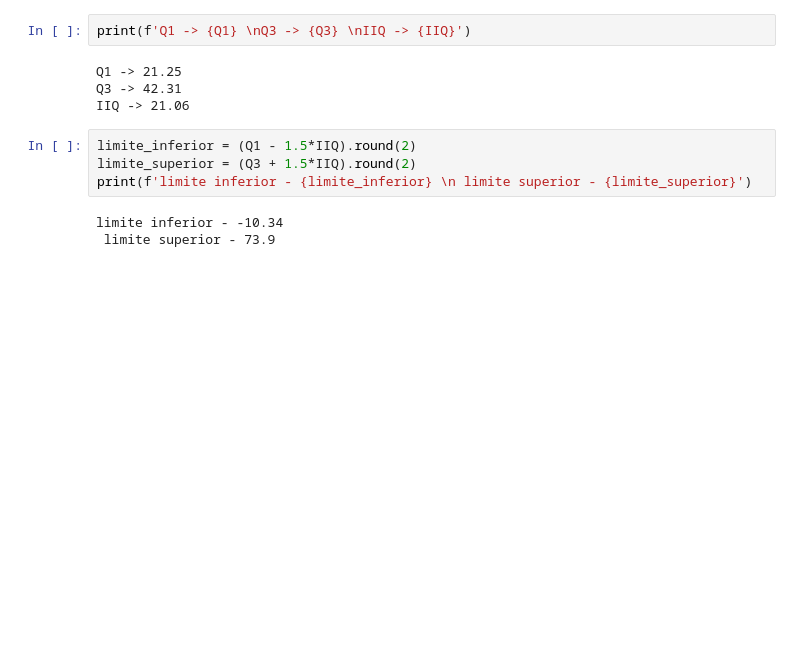
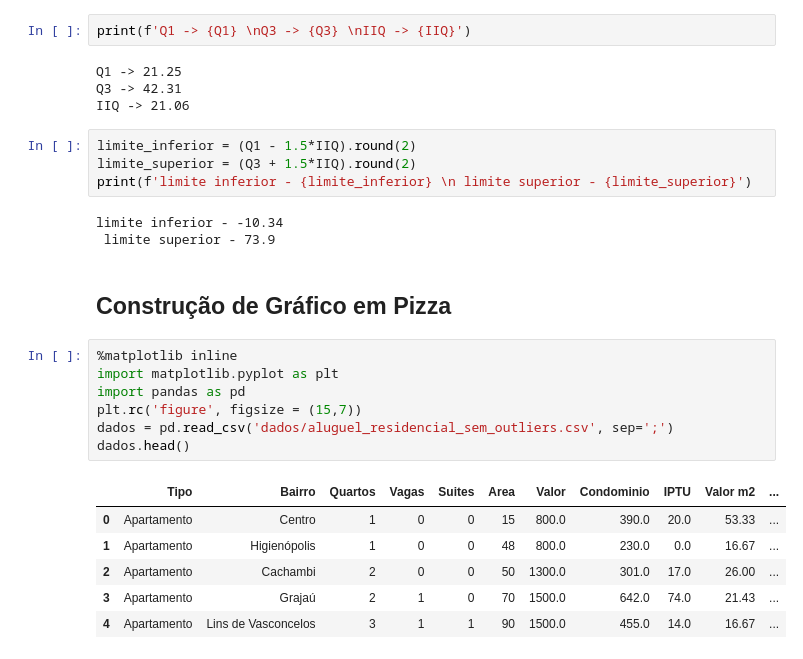
Before and after one commit to ciqueti/Curso-Pandas, a Jupyter notebook: Exercícios.ipynb, the cells around one changed output. Saved outputs shown, nothing was run; the diff lists cells and outputs as text; blank space fills up the shorter version.

```diff
--- a/Exercícios.ipynb
+++ b/Exercícios.ipynb
@@ -577,3 +577,19 @@ print(f'limite inferior - {limite_inferior} \n limite superior - {limite_superio
 # %% [output]
 limite inferior - -10.34
  limite superior - 73.9
+# %% [markdown]
+## Construção de Gráfico em Pizza
+# %%
+%matplotlib inline
+import matplotlib.pyplot as plt
+import pandas as pd
+plt.rc('figure', figsize = (15,7))
+dados = pd.read_csv('dados/aluguel_residencial_sem_outliers.csv', sep=';')
+dados.head()
+# %% [output]
+|  | Tipo | Bairro | Quartos | Vagas | Suites | Area | Valor | Condominio | IPTU | Valor m2 | ... |
+| 0 | Apartamento | Centro | 1 | 0 | 0 | 15 | 800.0 | 390.0 | 20.0 | 53.33 | ... |
+| 1 | Apartamento | Higienópolis | 1 | 0 | 0 | 48 | 800.0 | 230.0 | 0.0 | 16.67 | ... |
+| 2 | Apartamento | Cachambi | 2 | 0 | 0 | 50 | 1300.0 | 301.0 | 17.0 | 26.00 | ... |
+| 3 | Apartamento | Grajaú | 2 | 1 | 0 | 70 | 1500.0 | 642.0 | 74.0 | 21.43 | ... |
+| 4 | Apartamento | Lins de Vasconcelos | 3 | 1 | 1 | 90 | 1500.0 | 455.0 | 14.0 | 16.67 | ... |
```
Also changed, not shown: parts of 3 cells of this notebook, 5 other files.
